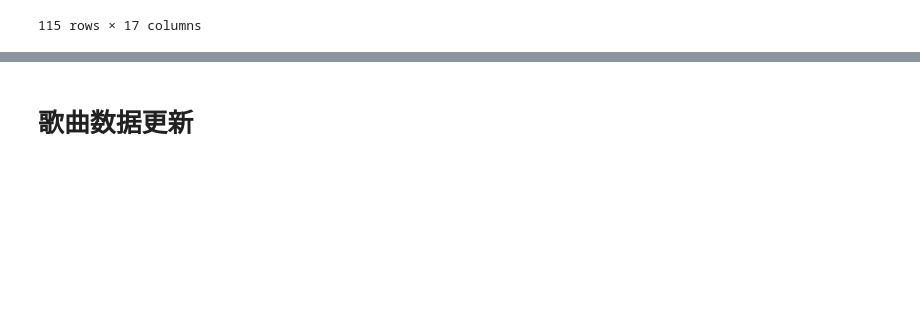
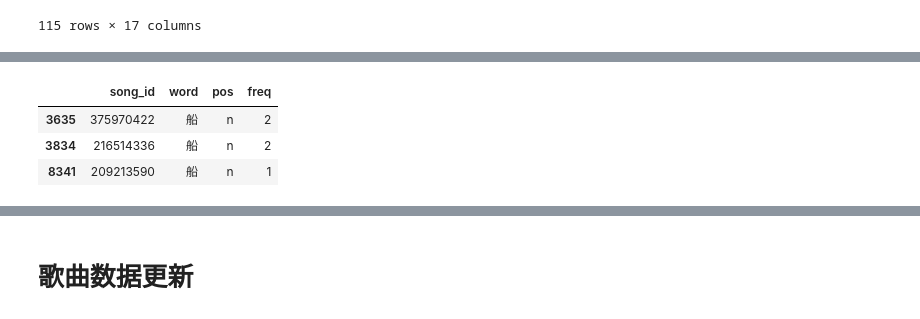
Before and after one commit to Kofi-W/net_charts, a Jupyter notebook: songs/word_pos_extra.ipynb, the cells around one changed output, grey strips where cells are left out. Saved outputs shown, nothing was run; the diff lists cells and outputs as text; code cells hidden in the pictures; blank space fills up the shorter version.

```diff
--- a/songs/word_pos_extra.ipynb
+++ b/songs/word_pos_extra.ipynb
@@ -314,3 +329,10 @@ HTTPError: HTTP Error 405: <html>
+# %%
+df_word[df_word['word'] == '船']
+# %% [output]
+|  | song_id | word | pos | freq |
+| 3635 | 375970422 | 船 | n | 2 |
+| 3834 | 216514336 | 船 | n | 2 |
+| 8341 | 209213590 | 船 | n | 1 |
 # %%
 # 重新读取
 df_word_read = pd.read_csv(file_path_prefix + "raw_words_data.csv")
```
Also changed, not shown: parts of 10 cells of this notebook, 6 other files.
